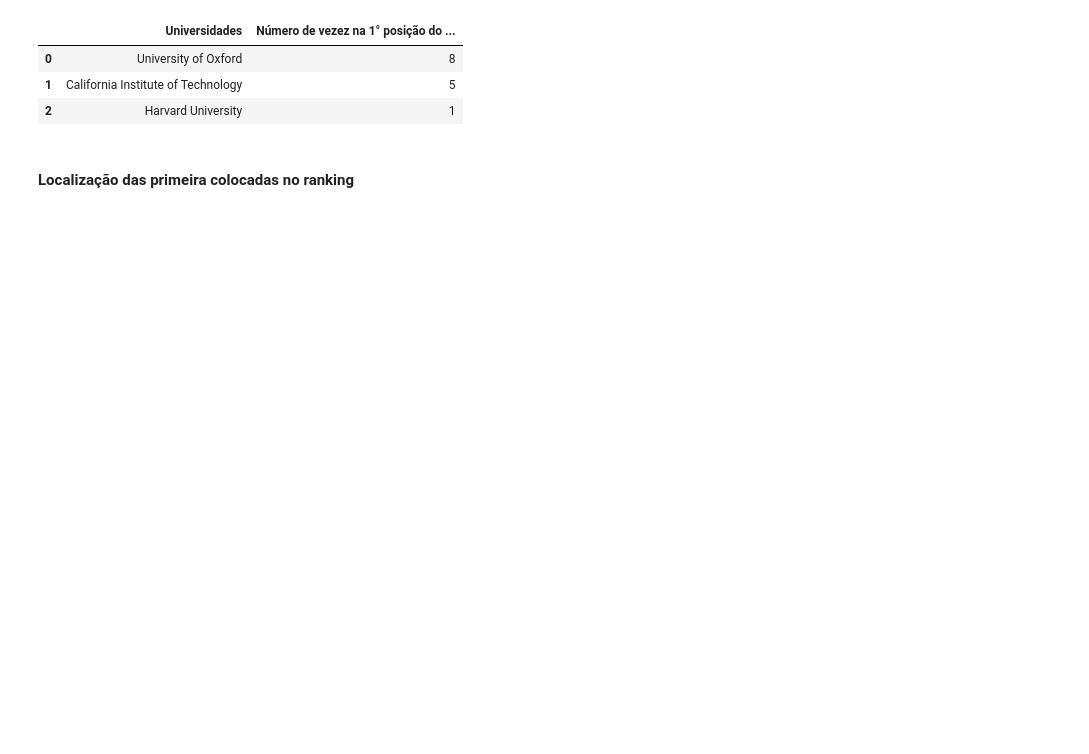
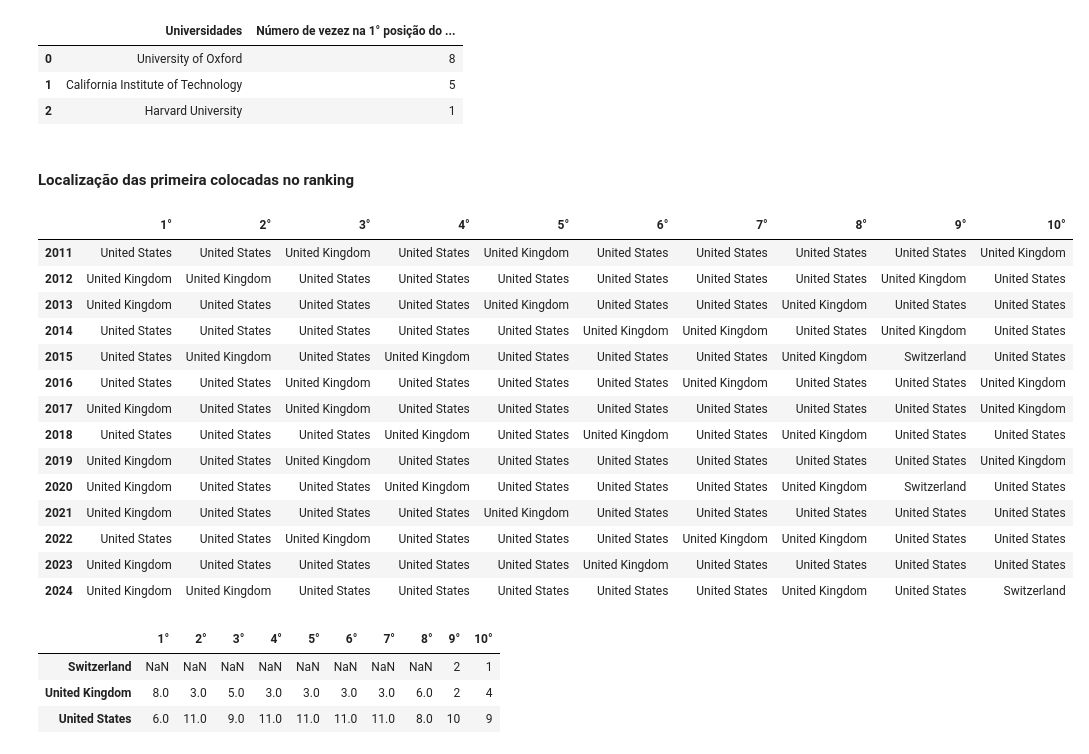
Before and after one commit to RodolfoPCruz/education_analysis, a Jupyter notebook: education_analysis.ipynb, the cells around one changed output. Cells and saved outputs as stored; diff of their text form; code cells hidden in the pictures; blank space fills up the shorter version.

Commit message:
feat: Analise dos paises com universidades melhores colocadas nos rankings

```diff
--- a/education_analysis.ipynb
+++ b/education_analysis.ipynb
@@ -282,0 +274,31 @@ top_universidades=top_universidades.transpose() #transpor para que o ranking par
+# %%
+#Localização da 10 universidade melhores colocadas nos rankings de 2011 a 2024
+top_paises=select_top_ranking(df_dados,'location',10,anos)
+# %%
+top_paises
+# %% [output]
+|  | 1° | 2° | 3° | 4° | 5° | 6° | 7° | 8° | 9° | 10° |
+| 2011 | United States | United States | United Kingdom | United States | United Kingdom | United States | United States | United States | United States | United Kingdom |
+| 2012 | United Kingdom | United Kingdom | United States | United States | United States | United States | United States | United States | United Kingdom | United States |
+| 2013 | United Kingdom | United States | United States | United States | United Kingdom | United States | United States | United Kingdom | United States | United States |
+| 2014 | United States | United States | United States | United States | United States | United Kingdom | United Kingdom | United States | United Kingdom | United States |
+| 2015 | United States | United Kingdom | United States | United Kingdom | United States | United States | United States | United Kingdom | Switzerland | United States |
+| 2016 | United States | United States | United Kingdom | United States | United States | United States | United Kingdom | United States | United States | United Kingdom |
+| 2017 | United Kingdom | United States | United Kingdom | United States | United States | United States | United States | United States | United States | United Kingdom |
+| 2018 | United States | United States | United States | United Kingdom | United States | United Kingdom | United States | United Kingdom | United States | United States |
+| 2019 | United Kingdom | United States | United Kingdom | United States | United States | United States | United States | United States | United States | United Kingdom |
+| 2020 | United Kingdom | United States | United States | United Kingdom | United States | United States | United States | United Kingdom | Switzerland | United States |
+| 2021 | United Kingdom | United States | United States | United States | United Kingdom | United States | United States | United States | United States | United States |
+| 2022 | United States | United States | United Kingdom | United States | United States | United States | United Kingdom | United Kingdom | United States | United States |
+| 2023 | United Kingdom | United States | United States | United States | United States | United Kingdom | United States | United States | United States | United States |
+| 2024 | United Kingdom | United Kingdom | United States | United States | United States | United States | United States | United Kingdom | United States | Switzerland |
+# %%
+#Número de vezes que cada país apareceu nas dez primeiras posições do ranking entre 2011 e 2024
+#Somente universidade de três países oucuparam as 10 primeiras colocações nos anos considerados
+#Por exemplo, no 14 rankings em 8 deles uma universidade do Reino Unido oucupou a primeira colocação, enquanto nos 6 restantes a primeira colocação coube a uma universidade americana
+top_paises.apply(pd.Series.value_counts)
+# %% [output]
+|  | 1° | 2° | 3° | 4° | 5° | 6° | 7° | 8° | 9° | 10° |
+| Switzerland | NaN | NaN | NaN | NaN | NaN | NaN | NaN | NaN | 2 | 1 |
+| United Kingdom | 8.0 | 3.0 | 5.0 | 3.0 | 3.0 | 3.0 | 3.0 | 6.0 | 2 | 4 |
+| United States | 6.0 | 11.0 | 9.0 | 11.0 | 11.0 | 11.0 | 11.0 | 8.0 | 10 | 9 |
```
Also changed, not shown: parts of 4 cells of this notebook.
